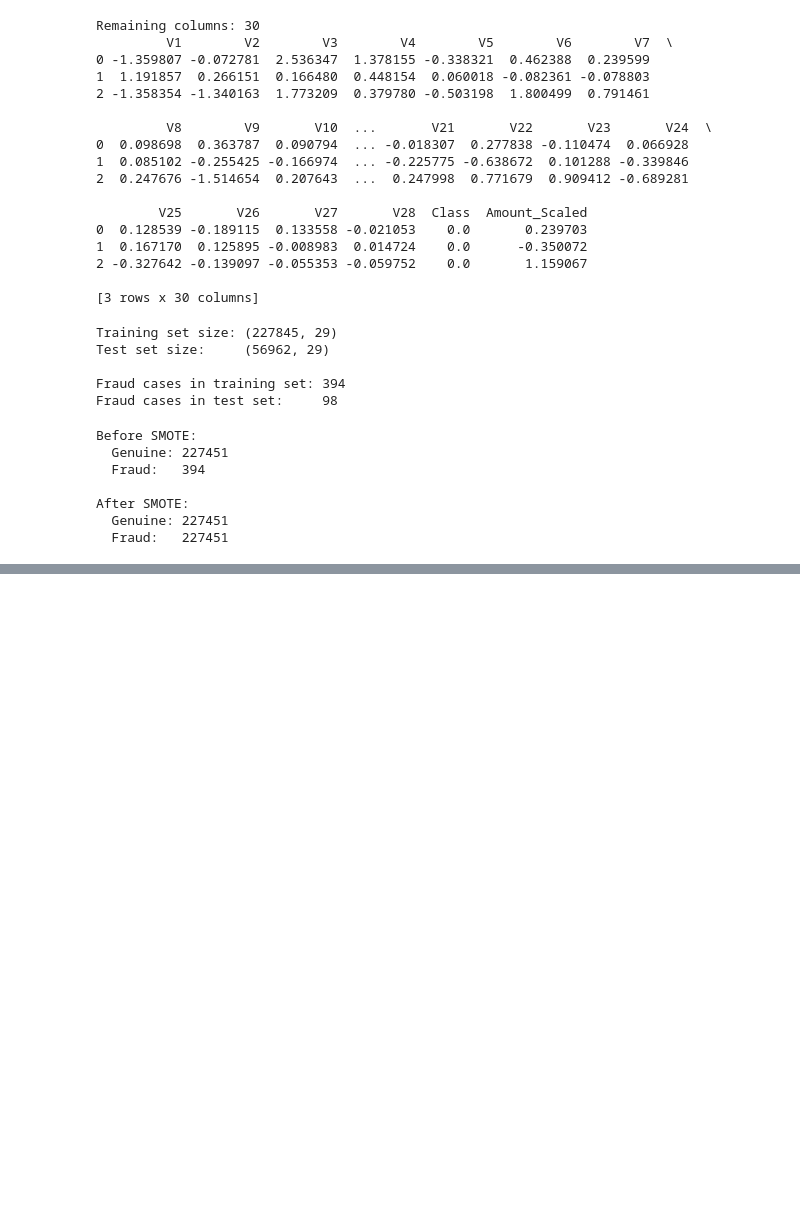
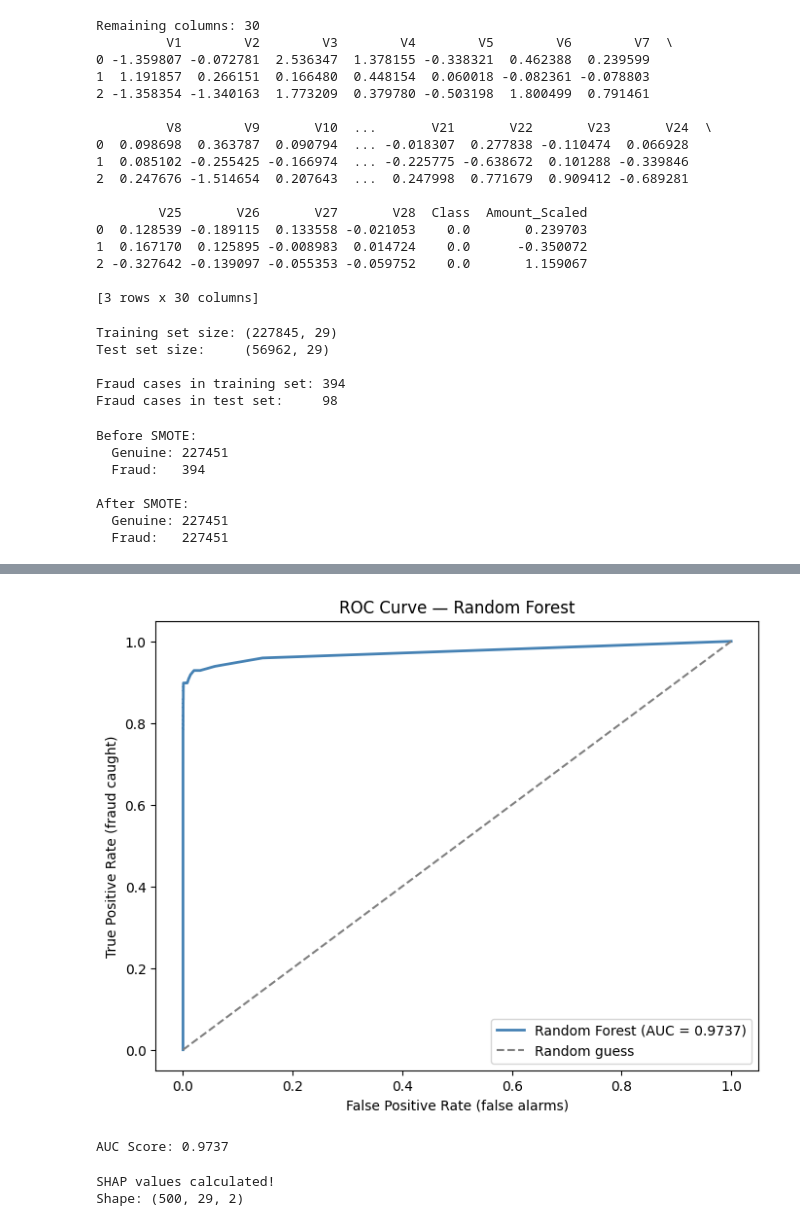
Before and after one commit to Adithiya2007/Credit-Card-Fraud-detection, a Jupyter notebook: creditcardfraud.ipynb, the cells around one changed output, grey strips where cells are left out. Cells and saved outputs as stored; diff of their text form; code cells hidden in the pictures; blank space fills up the shorter version.

Commit message:
Phase 1-5 complete: EDA, preprocessing, SMOTE, model training, SHAP explainability

```diff
--- a/creditcardfraud.ipynb
+++ b/creditcardfraud.ipynb
@@ -190,3 +190,17 @@ Before SMOTE:
 After SMOTE:
   Genuine: 227451
   Fraud:   227451
+# %%
+from sklearn.linear_model import LogisticRegression
+
+# Train the model
+model = LogisticRegression(max_iter=1000, random_state=42)
+model.fit(X_train_sm, y_train_sm)
+
+print("Model trained!")
+
+# Make predictions on the test set
+y_pred = model.predict(X_test)
+print("Predictions done!")
+print(f"\nSample predictions: {y_pred[:20]}")
+print(f"Actual labels:      {y_test.values[:20]}")
@@ -192,0 +303,9 @@ After SMOTE:
+# %%
+# Get probabilities instead of hard predictions
+y_proba_rf = rf_model.predict_proba(X_test)[:, 1]
+
+print("First 10 fraud probabilities:")
+print(y_proba_rf[:10].round(3))
+
+print("\nActual labels:")
+print(y_test.values[:10])
@@ -192,0 +343,22 @@ After SMOTE:
+# %%
+from sklearn.metrics import roc_curve, roc_auc_score
+import matplotlib.pyplot as plt
+
+# Calculate ROC curve
+fpr, tpr, thresholds = roc_curve(y_test, y_proba_rf)
+auc = roc_auc_score(y_test, y_proba_rf)
+
+# Plot
+plt.figure(figsize=(8, 6))
+plt.plot(fpr, tpr, color='steelblue', linewidth=2, label=f'Random Forest (AUC = {auc:.4f})')
+plt.plot([0, 1], [0, 1], color='gray', linestyle='--', label='Random guess')
+plt.xlabel('False Positive Rate (false alarms)')
+plt.ylabel('True Positive Rate (fraud caught)')
+plt.title('ROC Curve — Random Forest')
+plt.legend()
+plt.show()
+
+print(f"\nAUC Score: {auc:.4f}")
+# %% [output]
+[figure, added]
+AUC Score: 0.9737
@@ -192,0 +367,16 @@ After SMOTE:
+# %%
+import shap
+
+# Create explainer
+explainer = shap.TreeExplainer(rf_model)
+
+# Calculate SHAP values for the test set
+# We use a small sample of 500 to keep it fast
+sample = X_test.iloc[:500]
+shap_values = explainer.shap_values(sample)
+
+print("SHAP values calculated!")
+print("Shape:", shap_values.shape)
+# %% [output]
+SHAP values calculated!
+Shape: (500, 29, 2)
```
Also changed, not shown: parts of 10 cells of this notebook.
